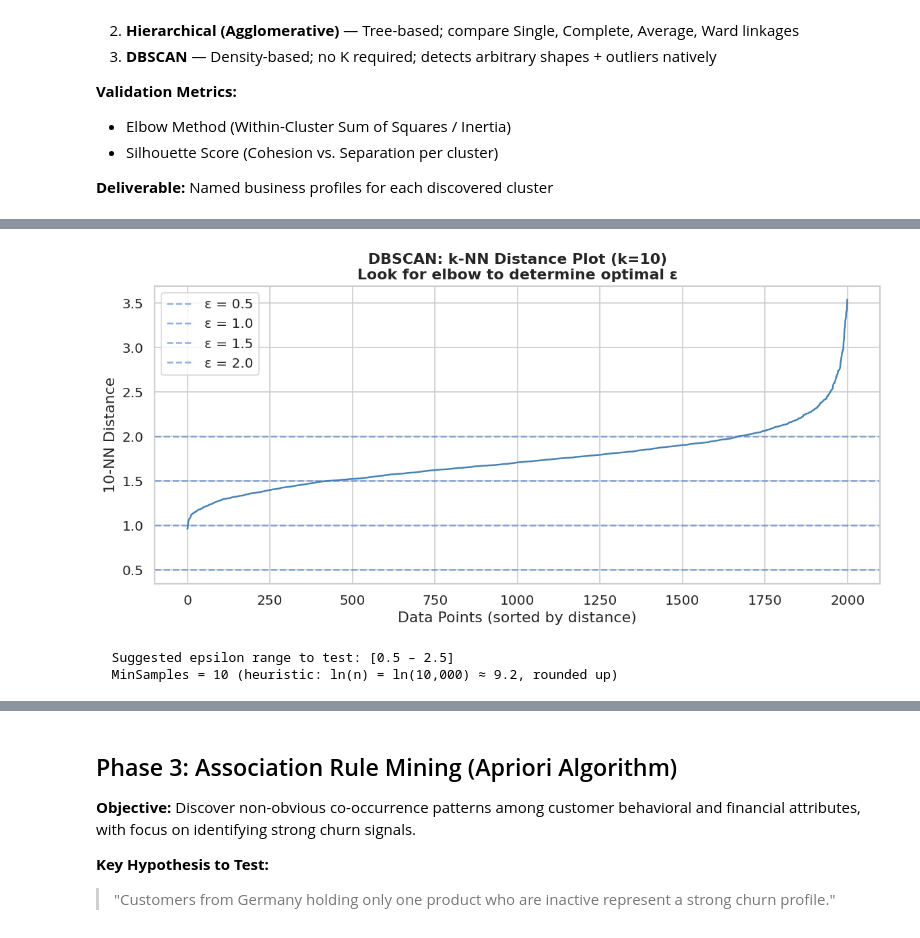
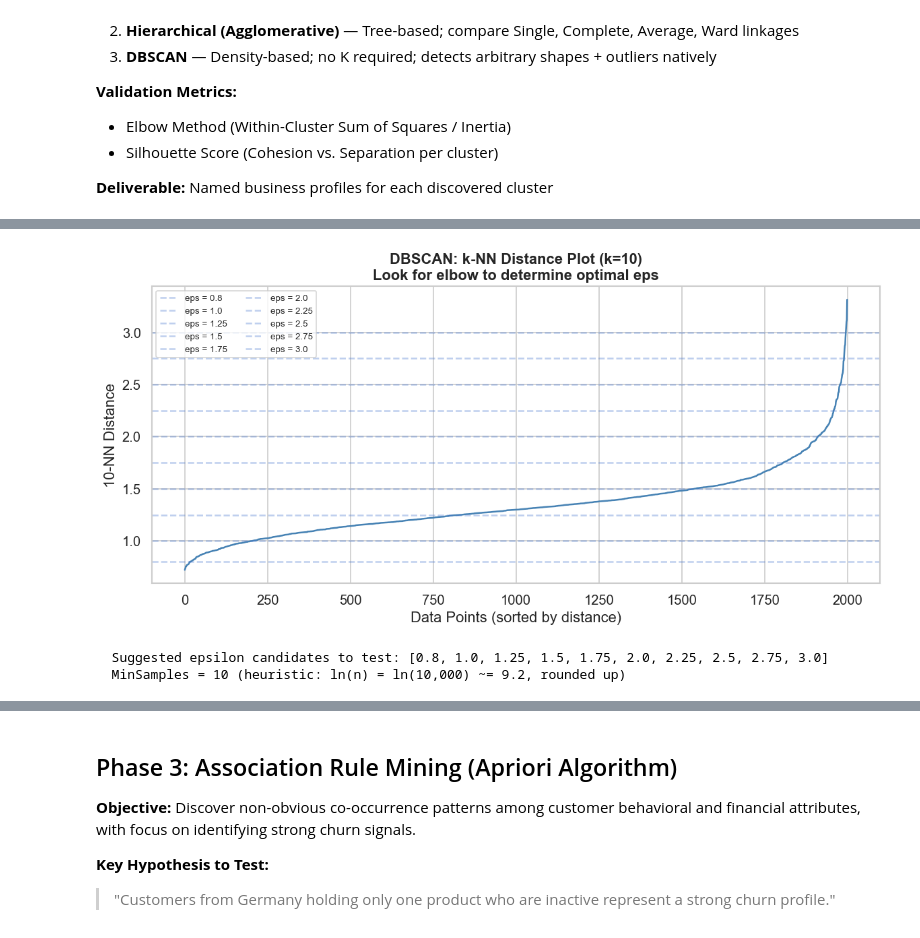
Before and after one commit to Kelompok4-PPTI20/data-mining, a Jupyter notebook: notebooks/notebook.ipynb, the cells around one changed output, grey strips where cells are left out. Saved outputs shown, nothing was run; the diff lists cells and outputs as text; code cells hidden in the pictures.

```diff
--- a/notebooks/notebook.ipynb
+++ b/notebooks/notebook.ipynb
@@ -954,37 +1059,38 @@ Membership Agreement: K-Means vs Ward Hierarchical
   Interpretation: 0 = no agreement beyond chance; 1 = identical partitions.
 # %%
-# ── DBSCAN: Epsilon Estimation via k-NN Distance Graph ────────────────────────
+# DBSCAN: Epsilon Estimation via k-NN Distance Graph
 from sklearn.neighbors import NearestNeighbors
 
 # Use a subsample for efficiency
 X_sub_dbscan = X_cl.sample(n=2000, random_state=RANDOM_STATE).values
-MIN_SAMPLES  = 10   # Heuristic: ≥ ln(n) = ln(10,000) ≈ 9.2, rounded up
+MIN_SAMPLES  = 10   # Heuristic: >= ln(n) = ln(10,000) ~= 9.2, rounded up
 
 nbrs = NearestNeighbors(n_neighbors=MIN_SAMPLES).fit(X_sub_dbscan)
 distances, _ = nbrs.kneighbors(X_sub_dbscan)
 k_distances  = np.sort(distances[:, -1])
 
 fig, ax = plt.subplots(figsize=(10, 5))
 ax.plot(k_distances, color='steelblue', linewidth=1.5)
 ax.set_title(f'DBSCAN: k-NN Distance Plot (k={MIN_SAMPLES})\n'
-             f'Look for elbow to determine optimal ε', fontweight='bold')
+             f'Look for elbow to determine optimal eps', fontweight='bold')
 ax.set_xlabel('Data Points (sorted by distance)')
 ax.set_ylabel(f'{MIN_SAMPLES}-NN Distance')
 
-# Annotate candidate epsilon values
-for eps_candidate in [0.5, 1.0, 1.5, 2.0]:
+# Candidate values are retested below because removing OHE changes distance scale.
+EPSILON_CANDIDATES = [0.8, 1.0, 1.25, 1.5, 1.75, 2.0, 2.25, 2.5, 2.75, 3.0]
+for eps_candidate in EPSILON_CANDIDATES:
     idx = np.searchsorted(k_distances, eps_candidate)
     if idx < len(k_distances):
-        ax.axhline(eps_candidate, linestyle='--', alpha=0.6,
-                   label=f'ε = {eps_candidate}')
-ax.legend()
+        ax.axhline(eps_candidate, linestyle='--', alpha=0.35,
+                   label=f'eps = {eps_candidate}')
+ax.legend(ncol=2, fontsize=8)
 plt.tight_layout()
 
 plt.show()
 
-print(f"  Suggested epsilon range to test: [0.5 – 2.5]")
-print(f"  MinSamples = {MIN_SAMPLES} (heuristic: ln(n) = ln(10,000) ≈ 9.2, rounded up)")
+print(f"  Suggested epsilon candidates to test: {EPSILON_CANDIDATES}")
+print(f"  MinSamples = {MIN_SAMPLES} (heuristic: ln(n) = ln(10,000) ~= 9.2, rounded up)")
 # %% [output]
-[figure, old version]
+[figure, new version]
-  Suggested epsilon range to test: [0.5 – 2.5]
-  MinSamples = 10 (heuristic: ln(n) = ln(10,000) ≈ 9.2, rounded up)
+  Suggested epsilon candidates to test: [0.8, 1.0, 1.25, 1.5, 1.75, 2.0, 2.25, 2.5, 2.75, 3.0]
+  MinSamples = 10 (heuristic: ln(n) = ln(10,000) ~= 9.2, rounded up)
```
Also changed, not shown: parts of 32 cells of this notebook, 10 other files.
